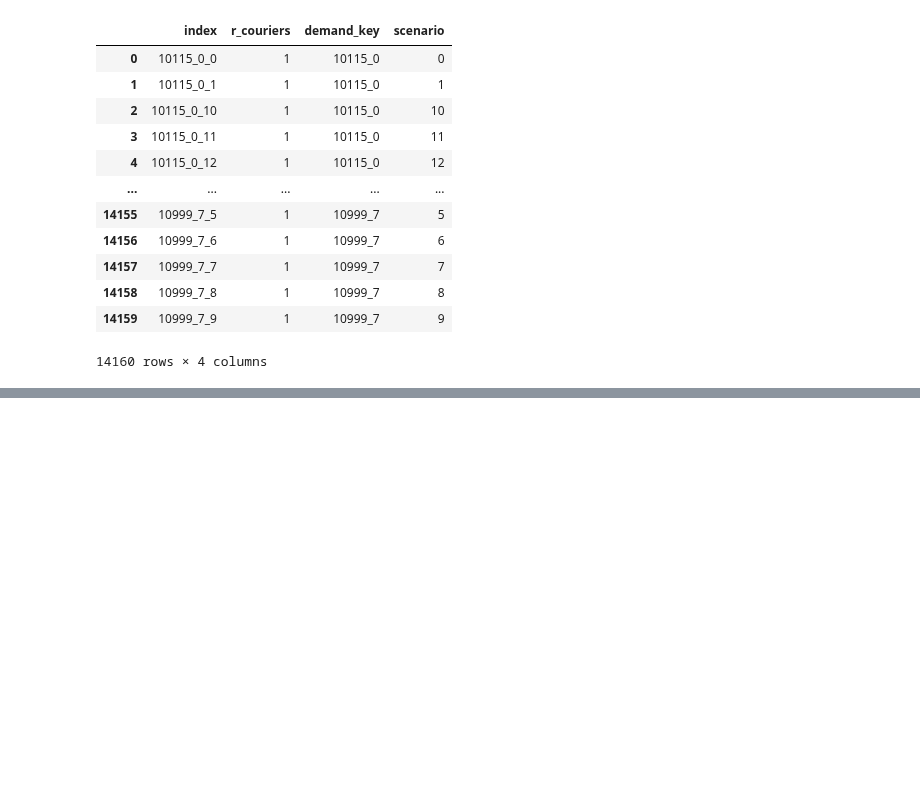
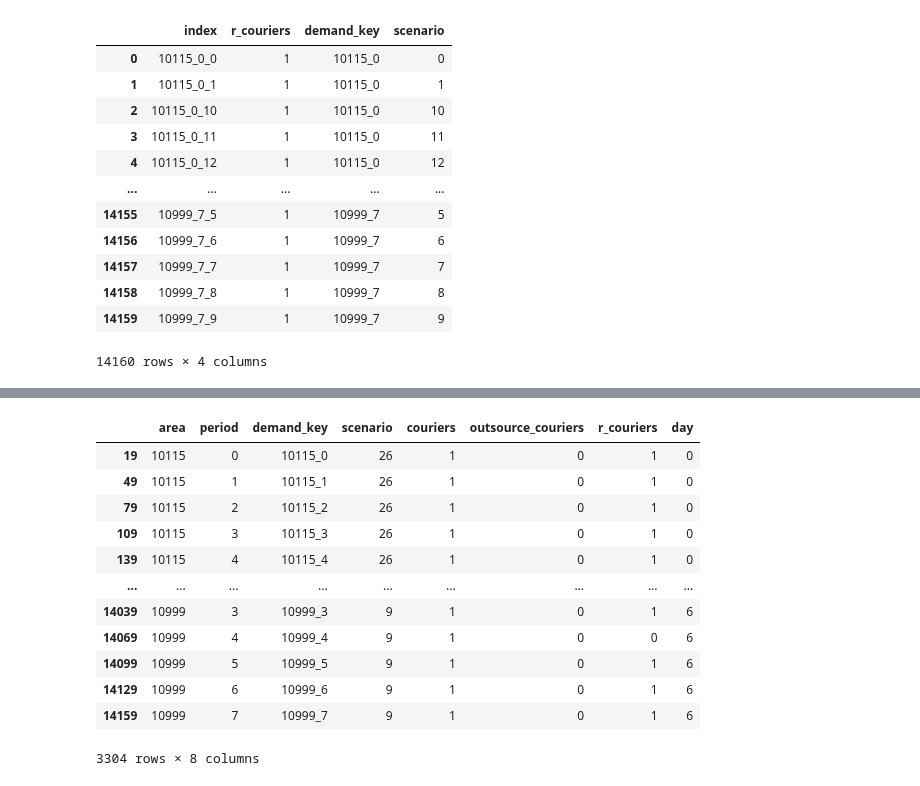
Before and after one commit to carlosperez1997/lmd-sizing-scheduling, a Jupyter notebook: solver/solver.ipynb, the cells around one changed output, grey strips where cells are left out. Cells and saved outputs as stored; diff of their text form; code cells hidden in the pictures; blank space fills up the shorter version.

```diff
--- a/solver/solver.ipynb
+++ b/solver/solver.ipynb
@@ -250,0 +282,17 @@ i.scenarios
+# %%
+courier_demand_df = pd.concat(courier_demand)
+courier_demand_df
+# %% [output]
+|  | area | period | demand_key | scenario | couriers | outsource_couriers | r_couriers | day |
+| 19 | 10115 | 0 | 10115_0 | 26 | 1 | 0 | 1 | 0 |
+| 49 | 10115 | 1 | 10115_1 | 26 | 1 | 0 | 1 | 0 |
+| 79 | 10115 | 2 | 10115_2 | 26 | 1 | 0 | 1 | 0 |
+| 109 | 10115 | 3 | 10115_3 | 26 | 1 | 0 | 1 | 0 |
+| 139 | 10115 | 4 | 10115_4 | 26 | 1 | 0 | 1 | 0 |
+| ... | ... | ... | ... | ... | ... | ... | ... | ... |
+| 14039 | 10999 | 3 | 10999_3 | 9 | 1 | 0 | 1 | 6 |
+| 14069 | 10999 | 4 | 10999_4 | 9 | 1 | 0 | 0 | 6 |
+| 14099 | 10999 | 5 | 10999_5 | 9 | 1 | 0 | 1 | 6 |
+| 14129 | 10999 | 6 | 10999_6 | 9 | 1 | 0 | 1 | 6 |
+| 14159 | 10999 | 7 | 10999_7 | 9 | 1 | 0 | 1 | 6 |
+3304 rows × 8 columns
```
Also changed, not shown: parts of 8 cells of this notebook.
